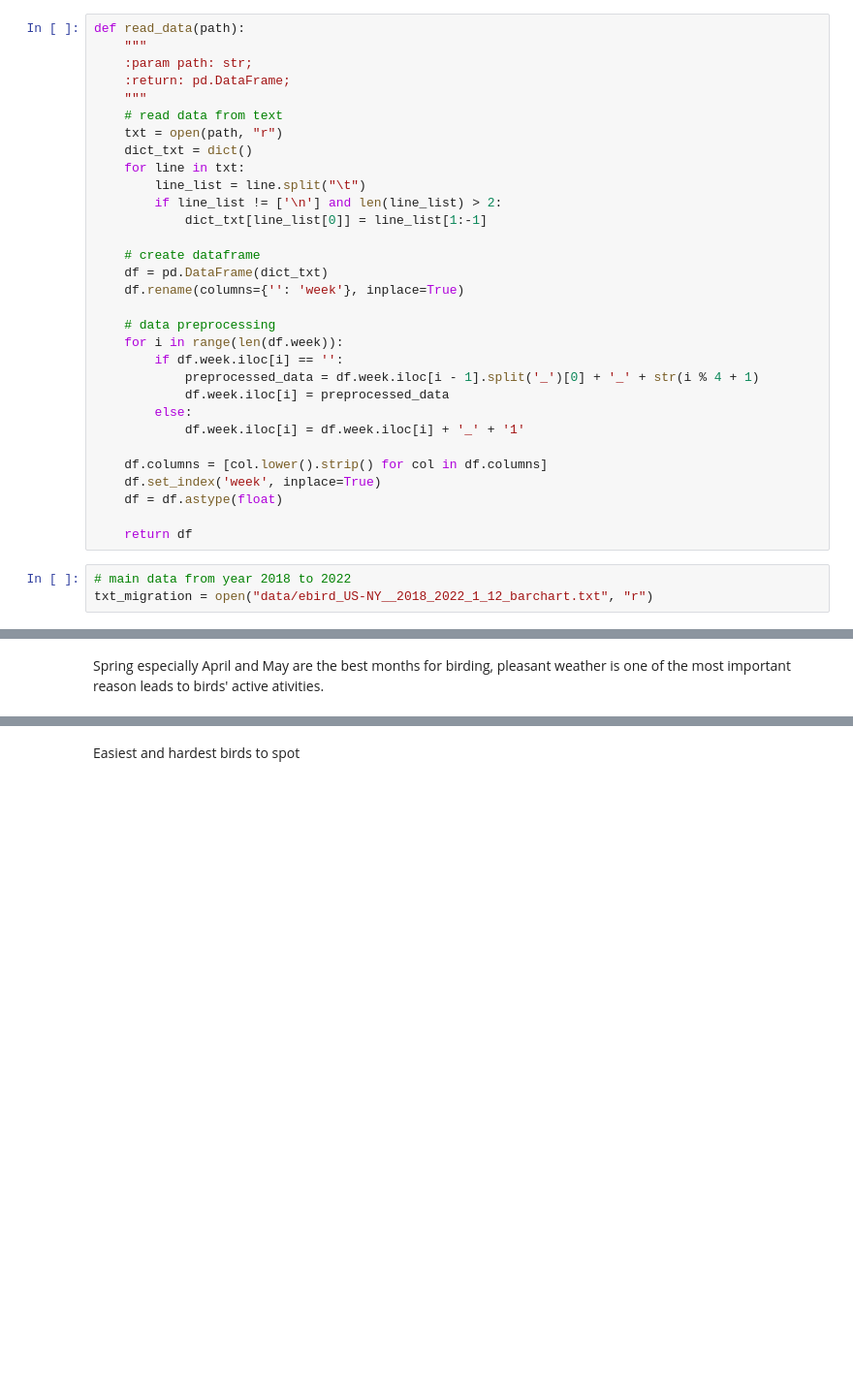
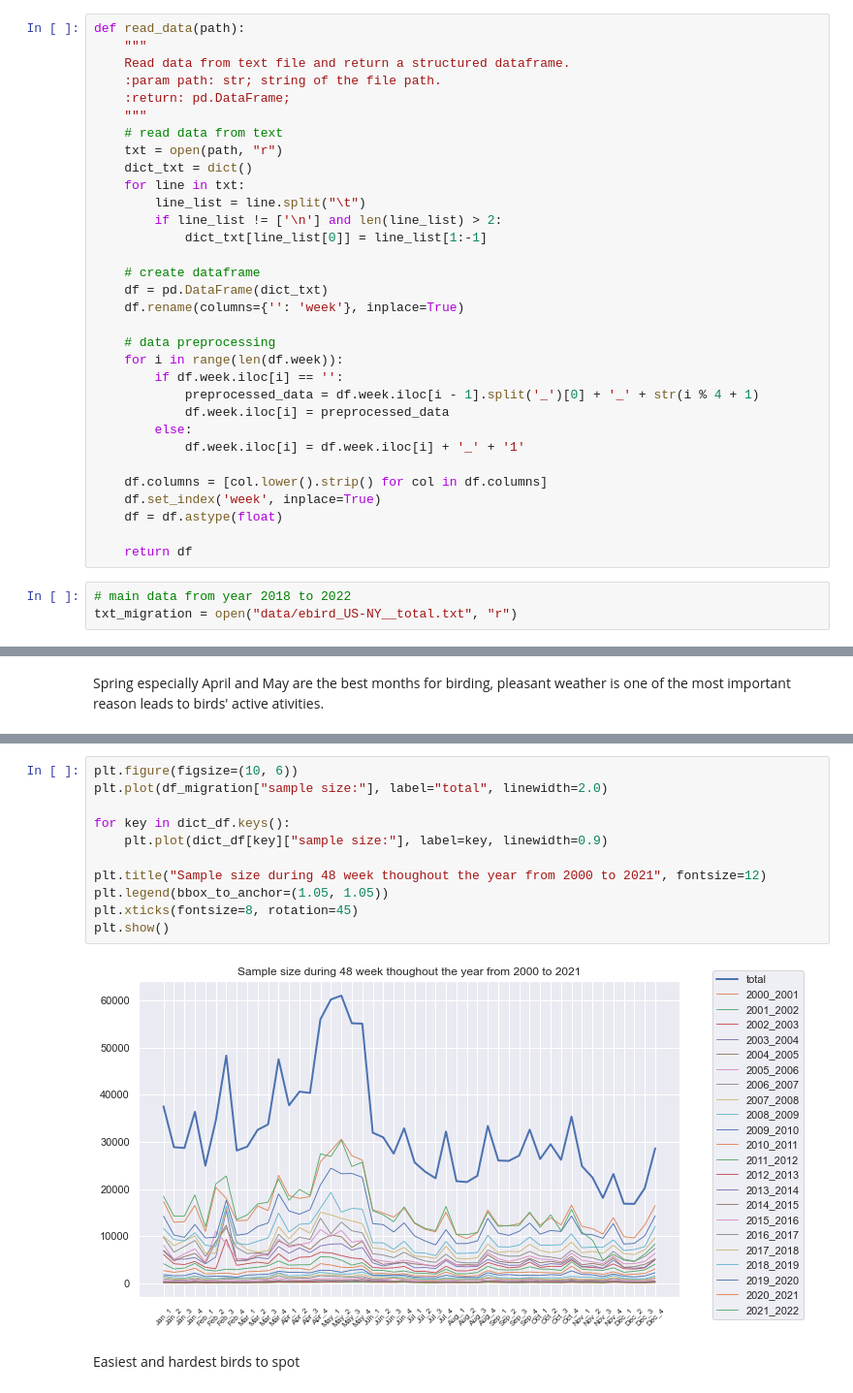
Before and after one commit to ChopinYan/birds-migration, a Jupyter notebook: migration_statistics.ipynb, the cells around one changed output, grey strips where cells are left out. Shown: that part at 97% size. Drawn from its saved outputs; the diff is of its cells as text; blank space fills up the shorter version.

```diff
--- a/migration_statistics.ipynb
+++ b/migration_statistics.ipynb
@@ -19,7 +21,8 @@ from sklearn.cluster import KMeans
 # %%
 def read_data(path):
     """
-    :param path: str;
+    Read data from text file and return a structured dataframe.
+    :param path: str; string of the file path.
     :return: pd.DataFrame;
     """
     # read data from text
@@ -49,7 +52,7 @@ def read_data(path):
     return df
 # %%
 # main data from year 2018 to 2022
-txt_migration = open("data/ebird_US-NY__2018_2022_1_12_barchart.txt", "r")
+txt_migration = open("data/ebird_US-NY__total.txt", "r")
 # %% [markdown]
 **<font face="Times New Roman">parse data from text file line by line</font>**
 # %%
@@ -149,3 +144,16 @@ plt.show()
+# %%
+plt.figure(figsize=(10, 6))
+plt.plot(df_migration["sample size:"], label="total", linewidth=2.0)
+
+for key in dict_df.keys():
+    plt.plot(dict_df[key]["sample size:"], label=key, linewidth=0.9)
+
+plt.title("Sample size during 48 week thoughout the year from 2000 to 2021", fontsize=12)
+plt.legend(bbox_to_anchor=(1.05, 1.05))
+plt.xticks(fontsize=8, rotation=45)
+plt.show()
+# %% [output]
+[figure, added]
 # %% [markdown]
 Easiest and hardest birds to spot
 # %%
```
Also changed, not shown: parts of 2 cells of this notebook.
